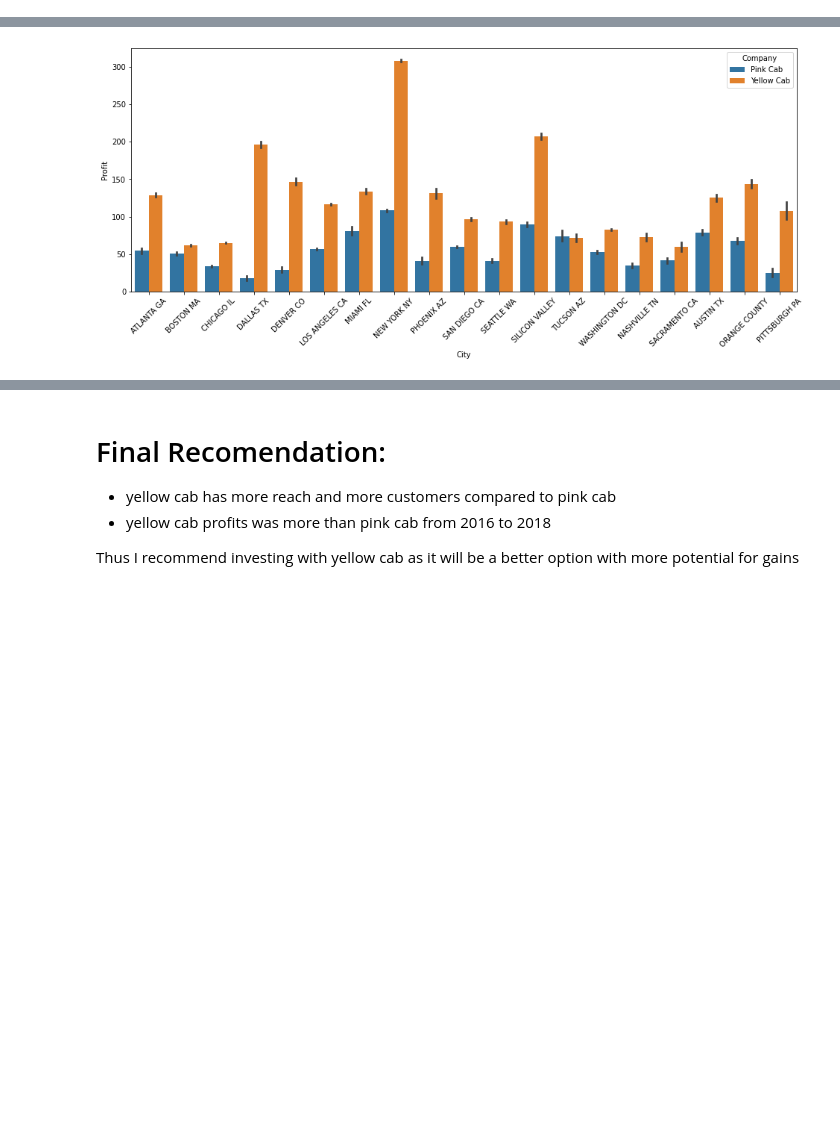
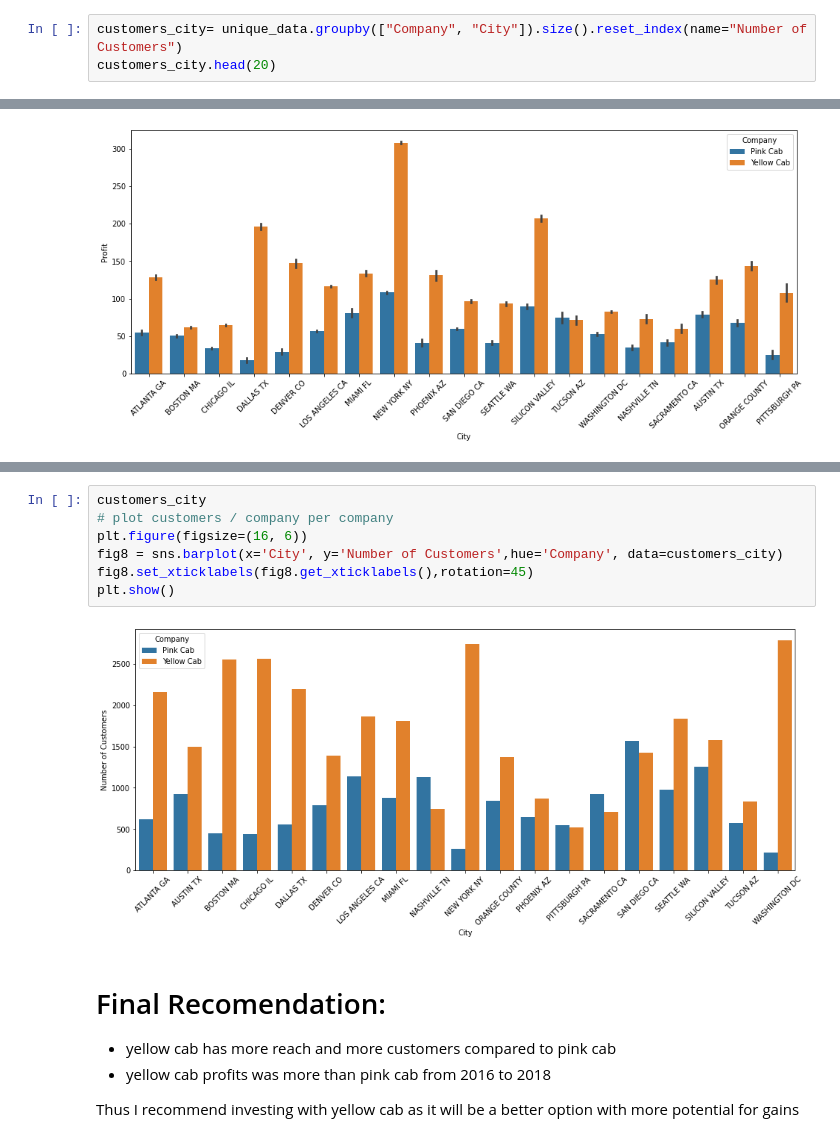
Before and after one commit to m-odeh/G2M-Data-Glacier-Internship-, a Jupyter notebook: G2M.ipynb, the cells around one changed output, grey strips where cells are left out. Saved outputs shown, nothing was run; the diff lists cells and outputs as text; blank space fills up the shorter version.

```diff
--- a/G2M.ipynb
+++ b/G2M.ipynb
@@ -204,0 +196,3 @@ customers_final
+# %%
+customers_city= unique_data.groupby(["Company", "City"]).size().reset_index(name="Number of Customers")
+customers_city.head(20)
@@ -335,6 +348,15 @@ fig8 = sns.barplot(x='company', y='number of customers', data=customers_final)
 plt.show()
 # %% [output]
 [figure]
+# %%
+customers_city
+# plot customers / company per company
+plt.figure(figsize=(16, 6))
+fig8 = sns.barplot(x='City', y='Number of Customers',hue='Company', data=customers_city)
+fig8.set_xticklabels(fig8.get_xticklabels(),rotation=45)
+plt.show()
+# %% [output]
+[figure, added]
 # %% [markdown]
 # Final Recomendation:
 
```
Also changed, not shown: parts of 8 cells of this notebook.
